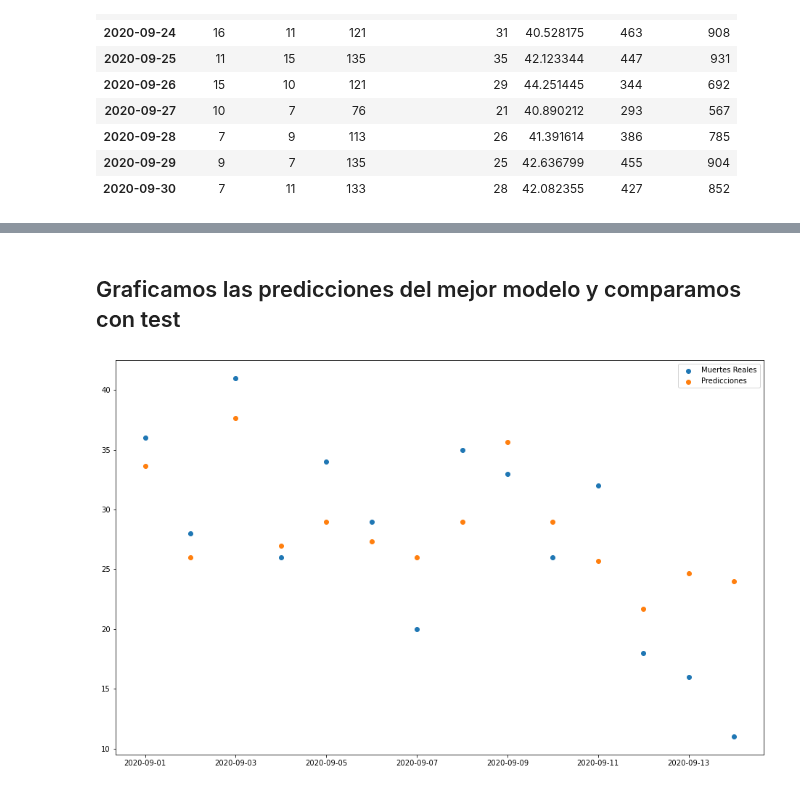
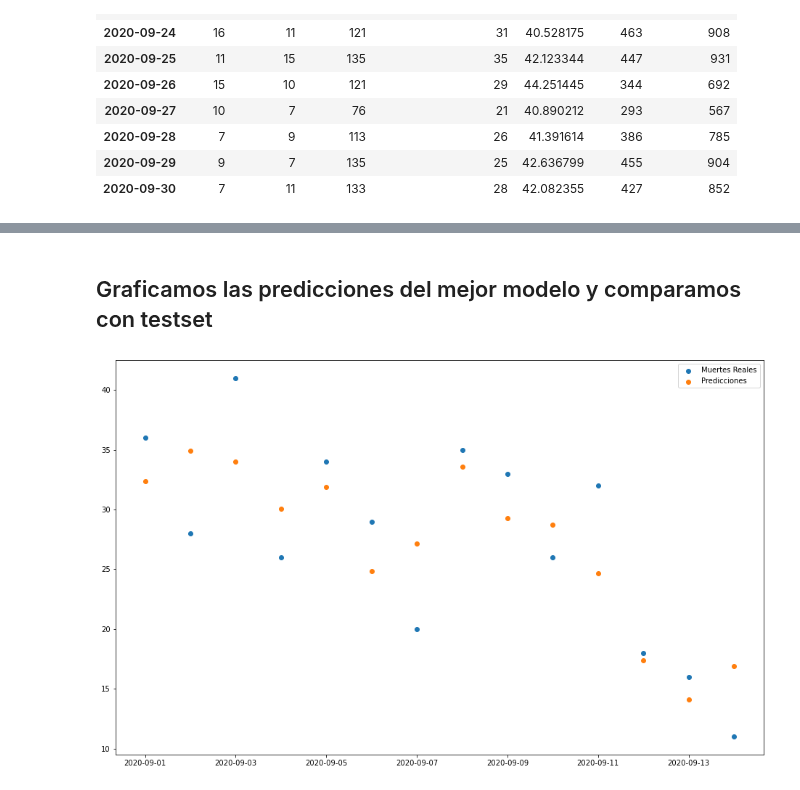
Before and after one commit to tomiambro/clusterai2020_grupo1, a Jupyter notebook: nuevos_modelos_tomi.ipynb, the cells around one changed output, grey strips where cells are left out. Saved outputs shown, nothing was run; the diff lists cells and outputs as text; code cells hidden in the pictures.

Commit message:
Agrego ultimos resultados con el dataset promediado y los mejores r2 hasta ahora

```diff
--- a/nuevos_modelos_tomi.ipynb
+++ b/nuevos_modelos_tomi.ipynb
@@ -168,2 +147,0 @@ res.sort_values('r2', ascending=False)
-# %%
-cols = ['fallecidos', 'mayor_65', 'mayor_65_internacion', 'edad', 'sexo_M', 'confirmados']
@@ -169,0 +168,6 @@ cols = ['fallecidos', 'mayor_65', 'mayor_65_internacion', 'edad', 'sexo_M', 'con
+# %%
+xtrain = df_ma.loc[df_ma.index < pd.Timestamp('2020-09-01')].drop(['future'], axis = 1)
+ytrain = df_ma.loc[df_ma.index < pd.Timestamp('2020-09-01'), 'future']
+
+xtest = df_ma.loc[(df_ma.index >= pd.Timestamp('2020-09-01')) & (df_ma.index < pd.Timestamp('2020-09-15'))].drop(['future'], axis = 1)
+ytest = df_ma.loc[(df_ma.index >= pd.Timestamp('2020-09-01')) & (df_ma.index < pd.Timestamp('2020-09-15')), 'future']
@@ -169,0 +178,22 @@ cols = ['fallecidos', 'mayor_65', 'mayor_65_internacion', 'edad', 'sexo_M', 'con
+# %%
+r2 = 0
+mse = 0
+mae = 0
+
+models = {'LR': LinearRegression(), 'KNR': KNeighborsRegressor(n_jobs=5), 'SVR': SVR(), 'RR': Ridge()}
+params = {'LR': params_LR, 'KNR': params_KNR, 'SVR': params_SVR, 'RR': params_RR}
+
+for name, model in models.items():
+
+    gs = GridSearchCV(estimator = model, cv = tscv, param_grid=params[name], scoring = 'r2')
+    gs.fit(xtrain_scal, ytrain)
+    print(f'{name}: {gs.best_params_}')
+
+    ypred = gs.best_estimator_.predict(xtest_scal)
+    ypreds[f'{name} MA'] = ypred
+
+    r2 = r2_score(ytest, ypred)
+    mse = mean_squared_error(ytest, ypred, squared=False)
+    mae = mean_absolute_error(ytest, ypred)
+
+    res = res.append({'model':f'{name} MA', 'r2':r2, 'shift':shift, 'rmse': mse, 'mae': mae}, ignore_index=True)
@@ -170,14 +219,13 @@ cols = ['fallecidos', 'mayor_65', 'mayor_65_internacion', 'edad', 'sexo_M', 'con
 # %%
-df_log = df_raw[cols].copy()
-shift = 1
-df_log['future'] = df_log.fallecidos.shift(shift, fill_value=0)
+cols_log = ['fallecidos', 'mayor_65', 'mayor_65_internacion', 'edad', 'sexo_M', 'confirmados']
+
+df_log = df_ma.copy()
 
 df_log.confirmados = np.log(1 + df_log.confirmados)
 df_log.edad = np.log(1 + df_log.edad)
 df_log.mayor_65_internacion = np.log(1 + df_log.mayor_65_internacion)
 df_log.fallecidos = np.log(1 + df_log.fallecidos)
-#df_log.sexo_M = np.log(1 + df_log.sexo_M)
 
-df_log = df_log[['future', *cols]]
+
 df_log.tail(8)
 # %% [output]
@@ -244,12 +295,12 @@ res.sort_values('r2', ascending=False)
 # %% [markdown]
-## Graficamos las predicciones del mejor modelo y comparamos con test
+## Graficamos las predicciones del mejor modelo y comparamos con testset
 # %%
 x = pd.date_range(start='2020-09-01', periods=14)
 # %%
 plt.figure(figsize=(16,10))
 plt.scatter(x=x, y=ytest)
-plt.scatter(x=x, y=ypreds['KNR'])
+plt.scatter(x=x, y=ypreds['RR MA'])
 plt.legend(['Muertes Reales', 'Predicciones'])
 plt.show()
 # %% [output]
-[figure, old version]
+[figure, new version]
```
Also changed, not shown: parts of 30 cells of this notebook.
